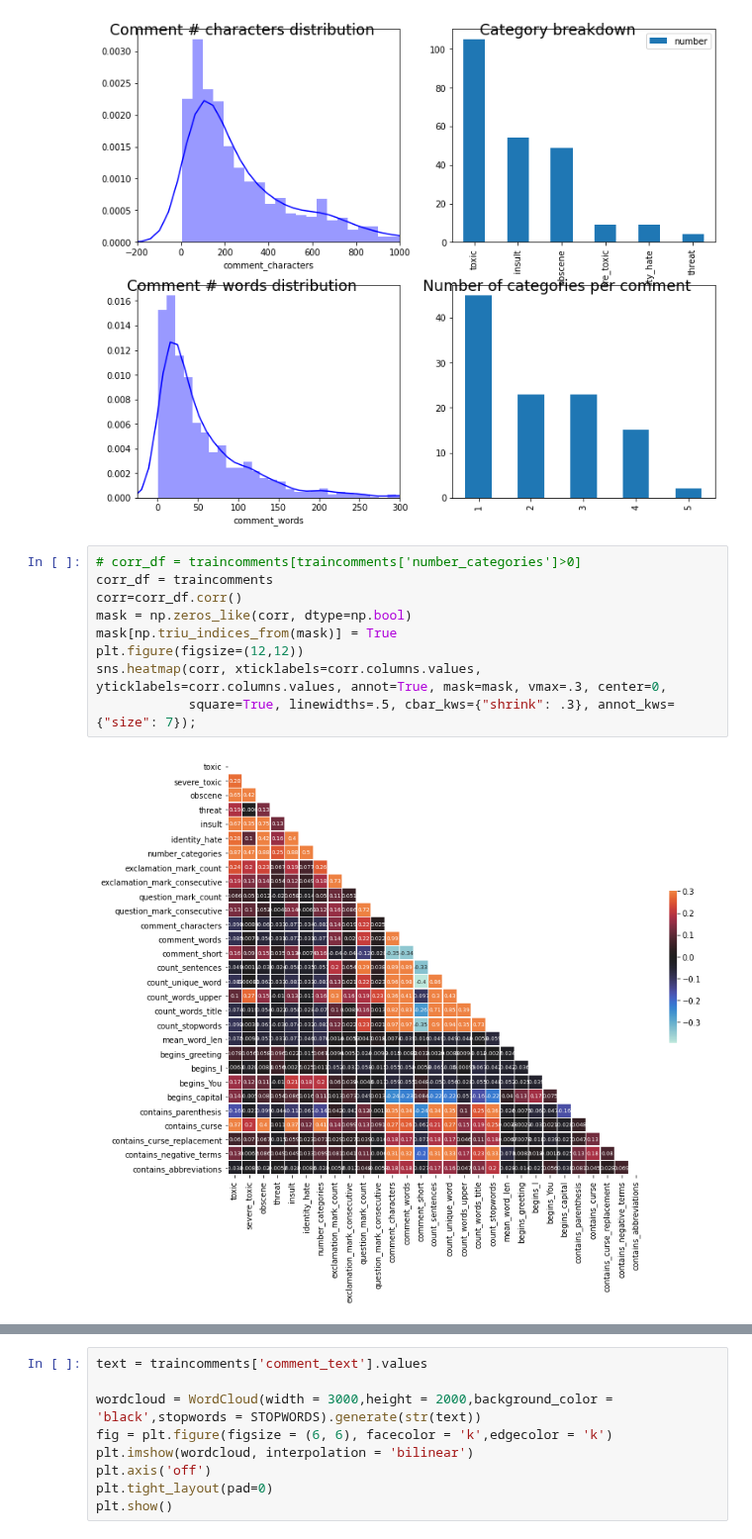
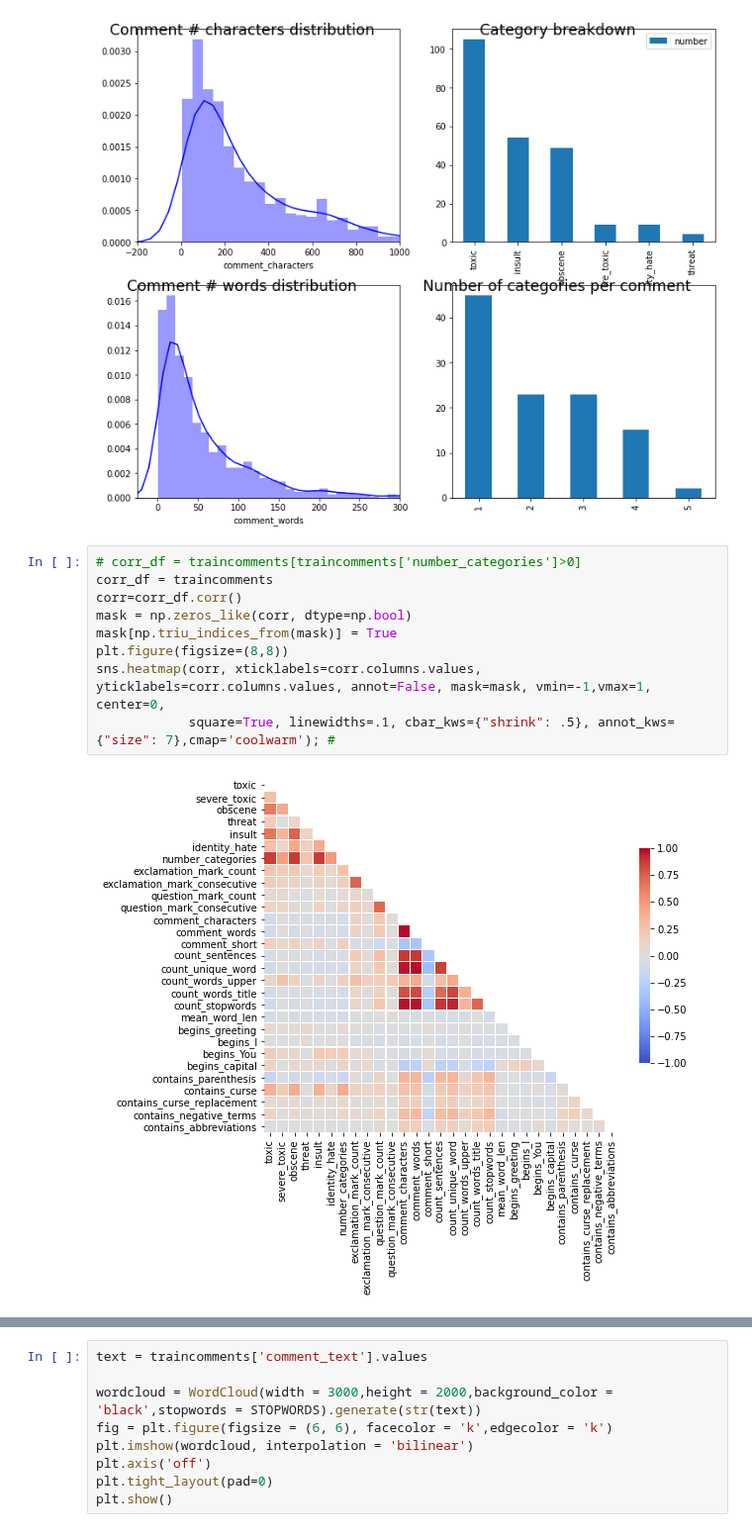
Before and after one commit to orbenishay/Classification, a Jupyter notebook: Toxic_comments_classification.ipynb, the cells around one changed output, grey strips where cells are left out. Shown at 99% size. Cells and saved outputs as stored; diff of their text form.

```diff
--- a/Toxic_comments_classification.ipynb
+++ b/Toxic_comments_classification.ipynb
@@ -271,11 +271,11 @@ plt.show()
 # %%
 # corr_df = traincomments[traincomments['number_categories']>0]
 corr_df = traincomments
 corr=corr_df.corr()
 mask = np.zeros_like(corr, dtype=np.bool)
 mask[np.triu_indices_from(mask)] = True
-plt.figure(figsize=(12,12))
-sns.heatmap(corr, xticklabels=corr.columns.values, yticklabels=corr.columns.values, annot=True, mask=mask, vmax=.3, center=0,
-            square=True, linewidths=.5, cbar_kws={"shrink": .3}, annot_kws={"size": 7});
+plt.figure(figsize=(8,8))
+sns.heatmap(corr, xticklabels=corr.columns.values, yticklabels=corr.columns.values, annot=False, mask=mask, vmin=-1,vmax=1, center=0,
+            square=True, linewidths=.1, cbar_kws={"shrink": .5}, annot_kws={"size": 7},cmap='coolwarm'); #
 # %% [output]
-[figure, old version]
+[figure, new version]
```
Also changed, not shown: parts of 3 cells of this notebook.
